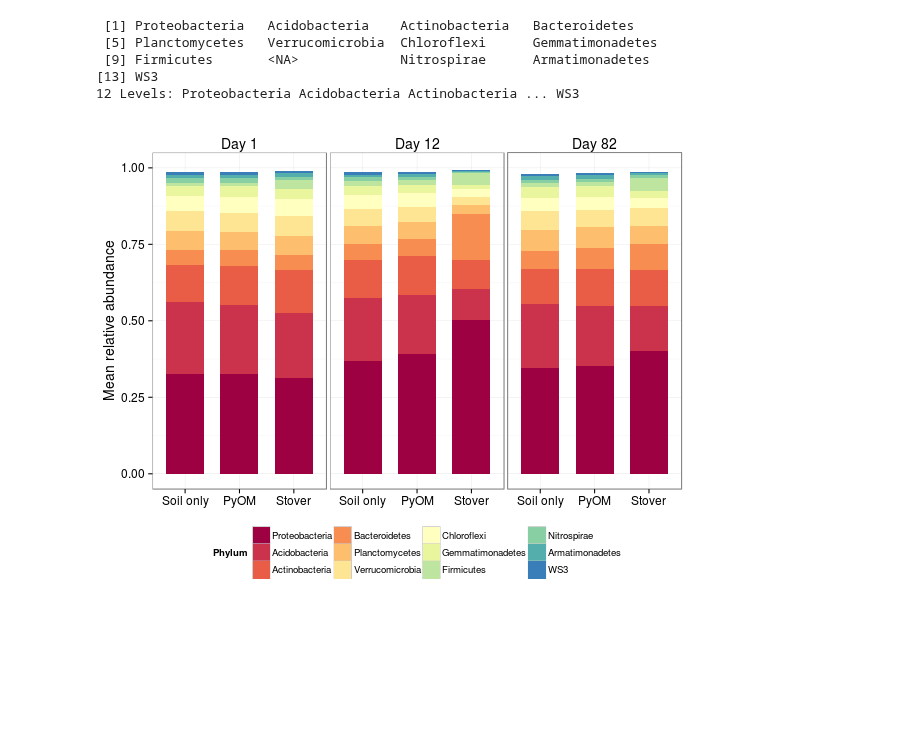
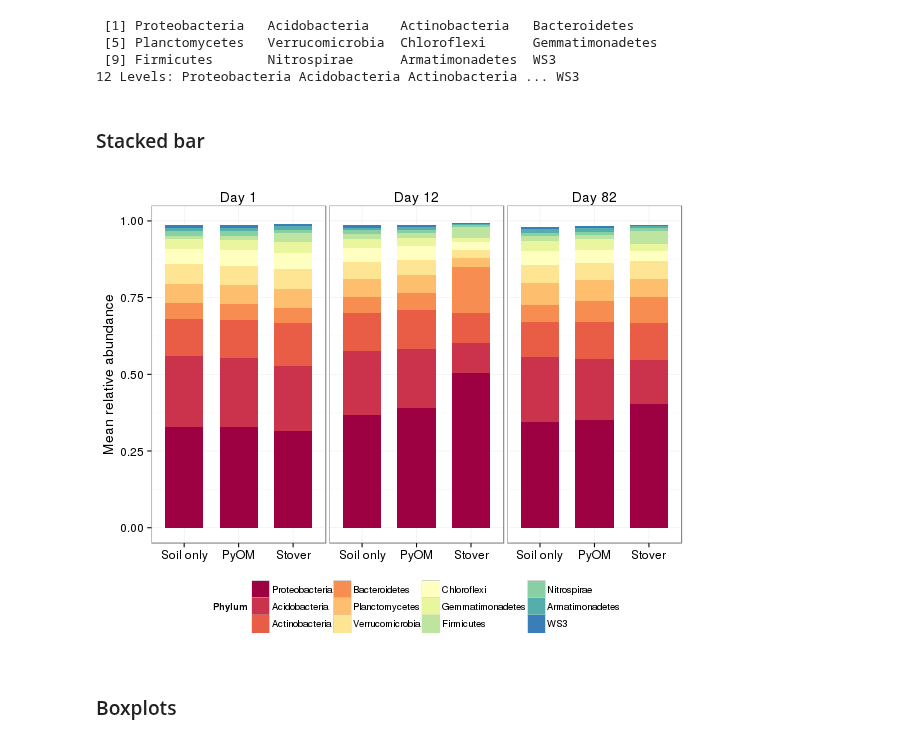
Before and after one commit to TheaWhitman/PyOM, a Jupyter notebook: manuscript_figures/stacked_bar.ipynb, the cells around one changed output. Drawn from its saved outputs; the diff is of its cells as text; code cells hidden in the pictures; blank space fills up the shorter version.

```diff
--- a/manuscript_figures/stacked_bar.ipynb
+++ b/manuscript_figures/stacked_bar.ipynb
@@ -36,59 +37,63 @@ mdf = psmelt(physeq)
 # %%
 %%R
 d = d.plot %>%
-    group_by(Phylum) %>%
-    summarize(Abundance = sum(Abundance))
-Porder = d$Phylum[order(-d$Abundance)]
+    dplyr::group_by(Phylum) %>%
+    dplyr::summarize(Abundance = sum(Abundance))
+Porder = na.omit(d$Phylum[order(-d$Abundance)])
 Porder
 # %% [output]
  [1] Proteobacteria   Acidobacteria    Actinobacteria   Bacteroidetes
  [5] Planctomycetes   Verrucomicrobia  Chloroflexi      Gemmatimonadetes
- [9] Firmicutes       <NA>             Nitrospirae      Armatimonadetes
-[13] WS3
+ [9] Firmicutes       Nitrospirae      Armatimonadetes  WS3
 12 Levels: Proteobacteria Acidobacteria Actinobacteria ... WS3
+# %% [markdown]
+### Stacked bar
 # %%
 %%R -w 600
-cutoff = 0.00
+
+cutoff = 0.0
 d.plot = mdf %>%
-    group_by(DayAmdmt) %>%
-    mutate(Abundance = Abundance / sum(Abundance)) %>%
-    group_by(Phylum, Amdmt, Day, DayAmdmt) %>%
-    summarize(Abundance = sum(Abundance)) %>%
-    filter(Abundance > cutoff) %>%
-    arrange(Day,Amdmt,Abundance)
+    dplyr::group_by(DayAmdmt) %>%
+    dplyr::mutate(Abundance = Abundance / sum(Abundance)) %>%
+    dplyr::group_by(Phylum, Amdmt, Day, DayAmdmt) %>%
+    dplyr::summarize(Abundance = sum(Abundance)) %>%
+    dplyr::filter(Abundance > cutoff) %>%
+    dplyr::arrange(Day,Amdmt,Abundance)
 
 d.plot$Phylum = factor(d.plot$Phylum, levels = Porder)
 d.plot = d.plot[with(d.plot, order(d.plot$Phylum)),]
 d.plot$Day = ifelse(d.plot$Day==1,"Day 12",ifelse(d.plot$Day==2,"Day 82","Day 1"))
 d.plot$Amdmt = ifelse(d.plot$Amdmt==1,"PyOM",ifelse(d.plot$Amdmt==2,"Stover","Soil only"))
 d.plot$Amdmt = factor(d.plot$Amdmt, levels = c("Soil only", "PyOM", "Stover"))
 
 p = ggplot(d.plot, aes(x = Amdmt, y = Abundance, fill = Phylum))
 
-p = p + facet_grid(. ~ Day, scales = "free_x", space = "free")
+p = p + facet_grid(. ~Day, scales = "free_x", space = "free")
 
 p = p + geom_bar(stat = "identity", width = 0.70)
 
 colourCount = length(unique(d.plot$Phylum))
 getPalette = colorRampPalette(brewer.pal(14, "Spectral"))
 p = p + scale_fill_manual(values=getPalette(colourCount))
 
 p = p + theme_bw()
 
 p = p + guides(fill = guide_legend(ncol = 4))
 p = p + theme(legend.position = "bottom")
 
 p = p + theme(strip.text.x = element_text(size=14),
                 strip.background = element_rect(colour="white", fill="white"))
 
 p = p + theme(axis.text = element_text(size = 12))
 p = p + theme(axis.title.x = element_blank())
 p = p + theme(axis.title.y = element_text(size = 14, vjust = 1))
 
 p = p + labs(x="Amendment",y="Mean relative abundance")
 
-ggsave(filename = "StackedBar.pdf", plot = p, width=6.8, height = 4.5)
+#ggsave(filename = "StackedBar.pdf", plot = p, width=6.8, height = 4.5)
 
 p
 # %% [output]
-[figure, old version]
+[figure, new version]
+# %% [markdown]
+### Boxplots
```
Also changed, not shown: parts of 7 cells of this notebook, 7 other files.
